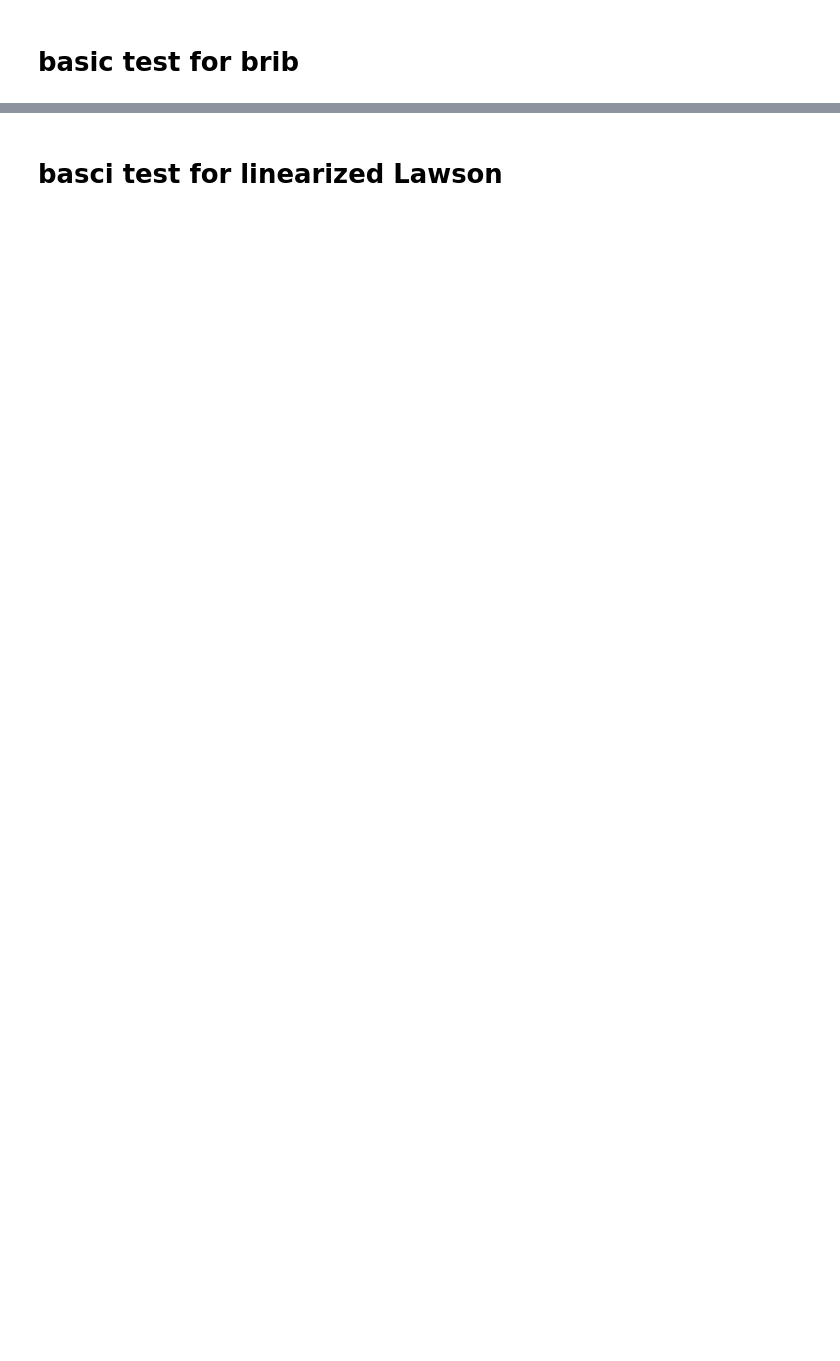
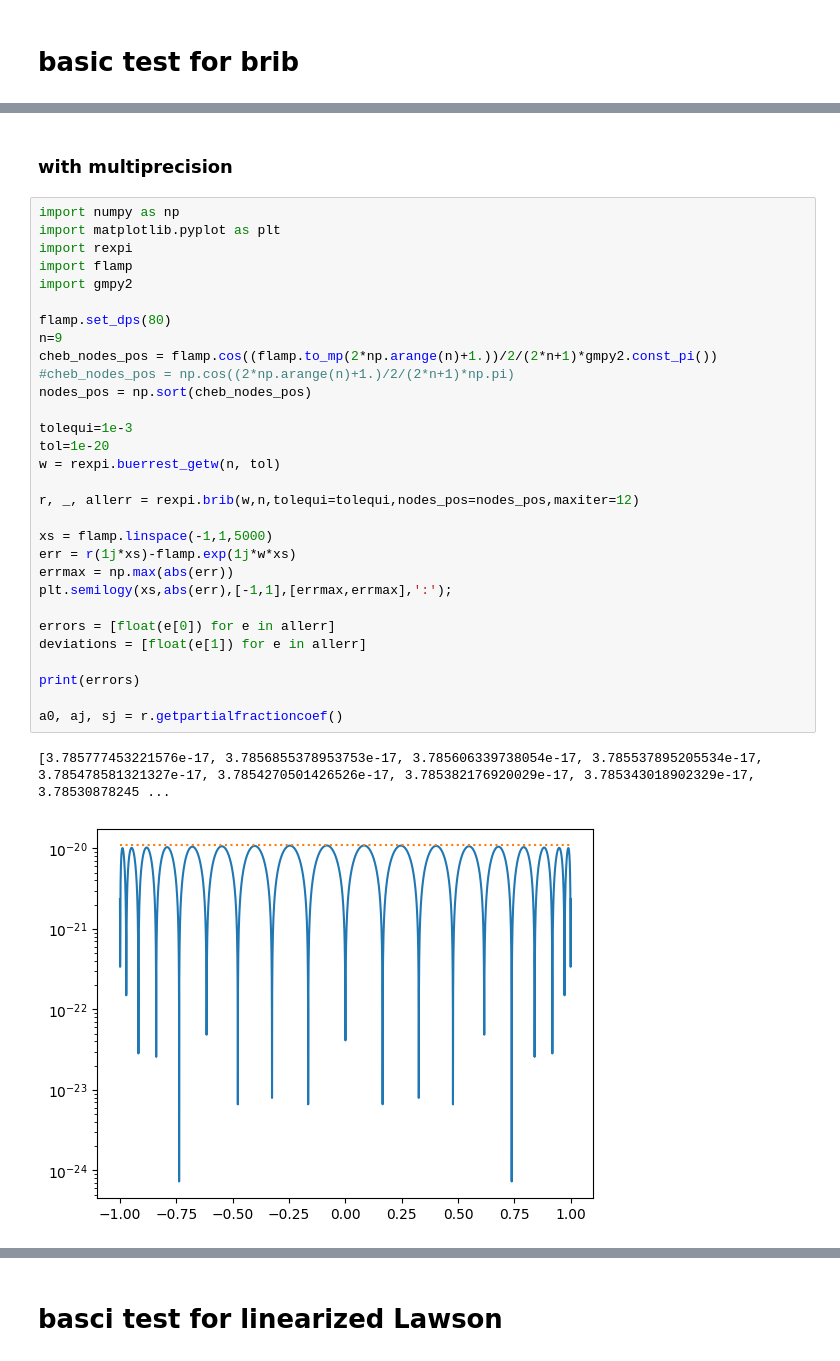
Before and after one commit to newbisi/rexpi, a Jupyter notebook: examples/ex0_basicruns.ipynb, the cells around one changed output, grey strips where cells are left out. Saved outputs shown, nothing was run; the diff lists cells and outputs as text; blank space fills up the shorter version.

```diff
--- a/examples/ex0_basicruns.ipynb
+++ b/examples/ex0_basicruns.ipynb
@@ -16,0 +63,35 @@ plt.semilogy(xs,np.abs(err),[-1,1],[errmax,errmax],':');
+# %% [markdown]
+### with multiprecision
+# %%
+import numpy as np
+import matplotlib.pyplot as plt
+import rexpi
+import flamp
+import gmpy2
+
+flamp.set_dps(80)
+n=9
+cheb_nodes_pos = flamp.cos((flamp.to_mp(2*np.arange(n)+1.))/2/(2*n+1)*gmpy2.const_pi())
+#cheb_nodes_pos = np.cos((2*np.arange(n)+1.)/2/(2*n+1)*np.pi)
+nodes_pos = np.sort(cheb_nodes_pos)
+
+tolequi=1e-3
+tol=1e-20
+w = rexpi.buerrest_getw(n, tol)
+
+r, _, allerr = rexpi.brib(w,n,tolequi=tolequi,nodes_pos=nodes_pos,maxiter=12)
+
+xs = flamp.linspace(-1,1,5000)
+err = r(1j*xs)-flamp.exp(1j*w*xs)
+errmax = np.max(abs(err))
+plt.semilogy(xs,abs(err),[-1,1],[errmax,errmax],':');
+
+errors = [float(e[0]) for e in allerr]
+deviations = [float(e[1]) for e in allerr]
+
+print(errors)
+
+a0, aj, sj = r.getpartialfractioncoef()
+# %% [output]
+[3.785777453221576e-17, 3.7856855378953753e-17, 3.785606339738054e-17, 3.785537895205534e-17, 3.785478581321327e-17, 3.7854270501426526e-17, 3.785382176920029e-17, 3.785343018902329e-17, 3.78530878245 ...
+[figure, added]
```
Also changed, not shown: parts of 6 cells of this notebook, 13 other files.
